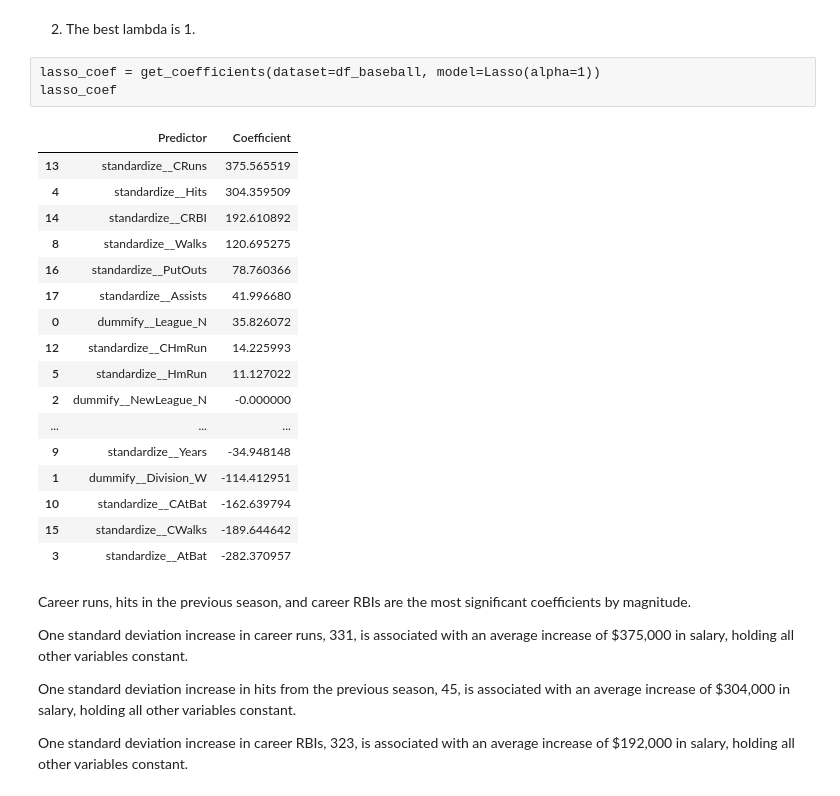
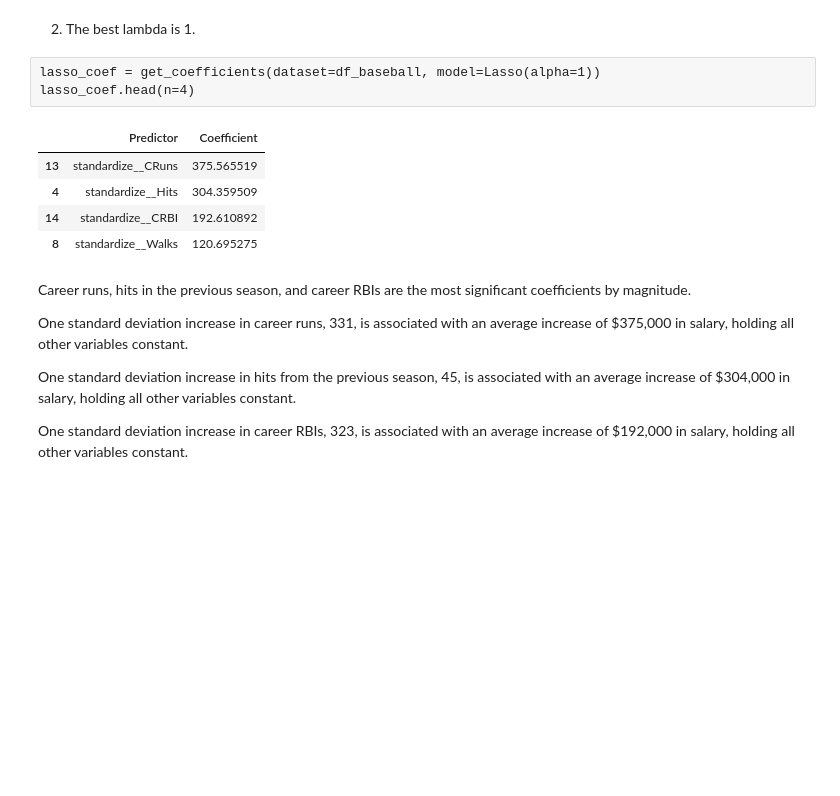
Before and after one commit to r-morag/Labs---GSB-544, a Jupyter notebook: lab_6.ipynb, the cells around one changed output. Drawn from its saved outputs; the diff is of its cells as text; blank space fills up the shorter version.

```diff
--- a/lab_6.ipynb
+++ b/lab_6.ipynb
@@ -280,25 +255,13 @@ df_tuned_lasso
 2. The best lambda is 1.
 # %%
 lasso_coef = get_coefficients(dataset=df_baseball, model=Lasso(alpha=1))
-lasso_coef
+lasso_coef.head(n=4)
 # %% [output]
 |  | Predictor | Coefficient |
 | 13 | standardize__CRuns | 375.565519 |
 | 4 | standardize__Hits | 304.359509 |
 | 14 | standardize__CRBI | 192.610892 |
 | 8 | standardize__Walks | 120.695275 |
-| 16 | standardize__PutOuts | 78.760366 |
-| 17 | standardize__Assists | 41.996680 |
-| 0 | dummify__League_N | 35.826072 |
-| 12 | standardize__CHmRun | 14.225993 |
-| 5 | standardize__HmRun | 11.127022 |
-| 2 | dummify__NewLeague_N | -0.000000 |
-| ... | ... | ... |
-| 9 | standardize__Years | -34.948148 |
-| 1 | dummify__Division_W | -114.412951 |
-| 10 | standardize__CAtBat | -162.639794 |
-| 15 | standardize__CWalks | -189.644642 |
-| 3 | standardize__AtBat | -282.370957 |
 # %% [markdown]
 Career runs, hits in the previous season, and career RBIs are the most significant coefficients by magnitude.
 
```
Also changed, not shown: parts of 46 cells of this notebook, 1 other file.
